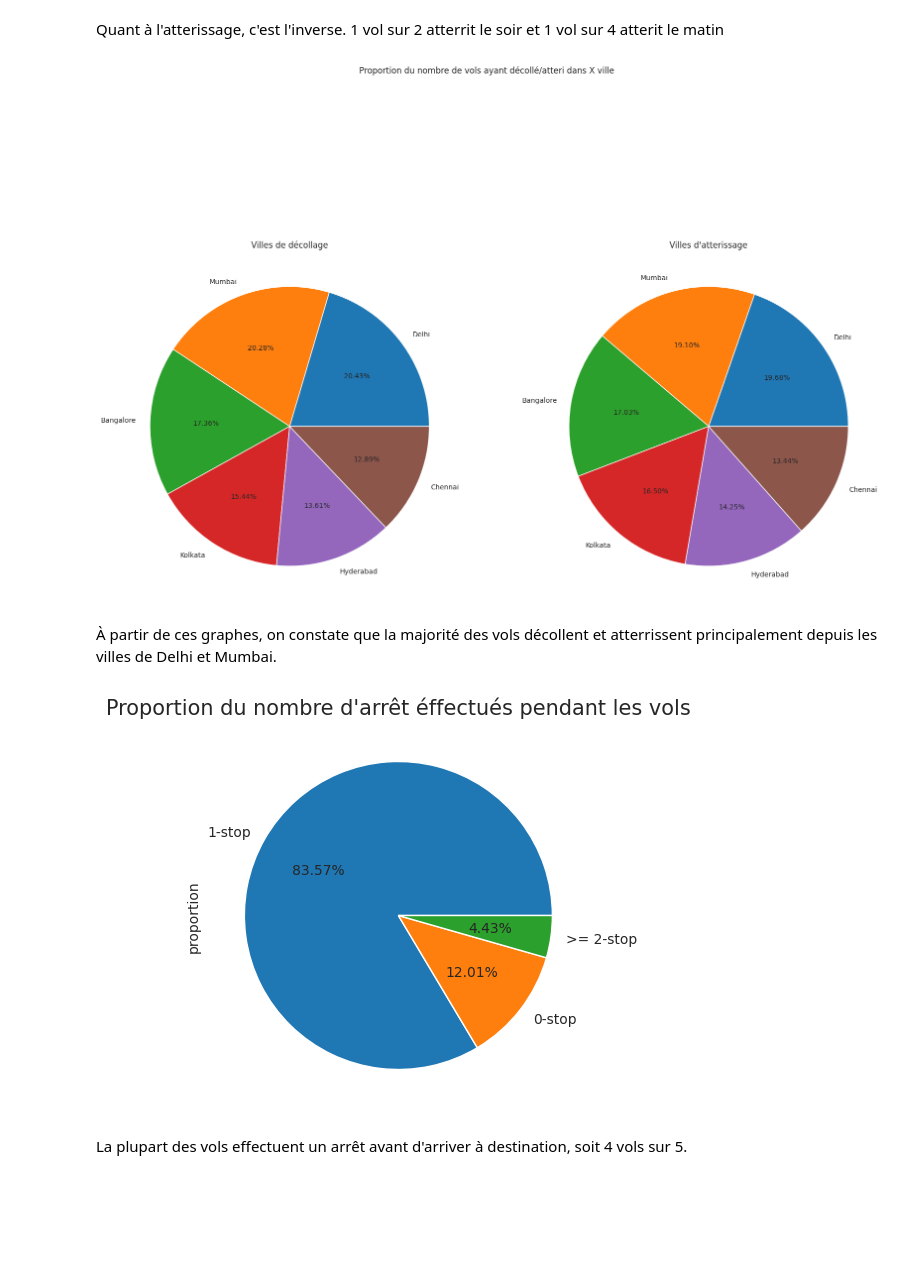
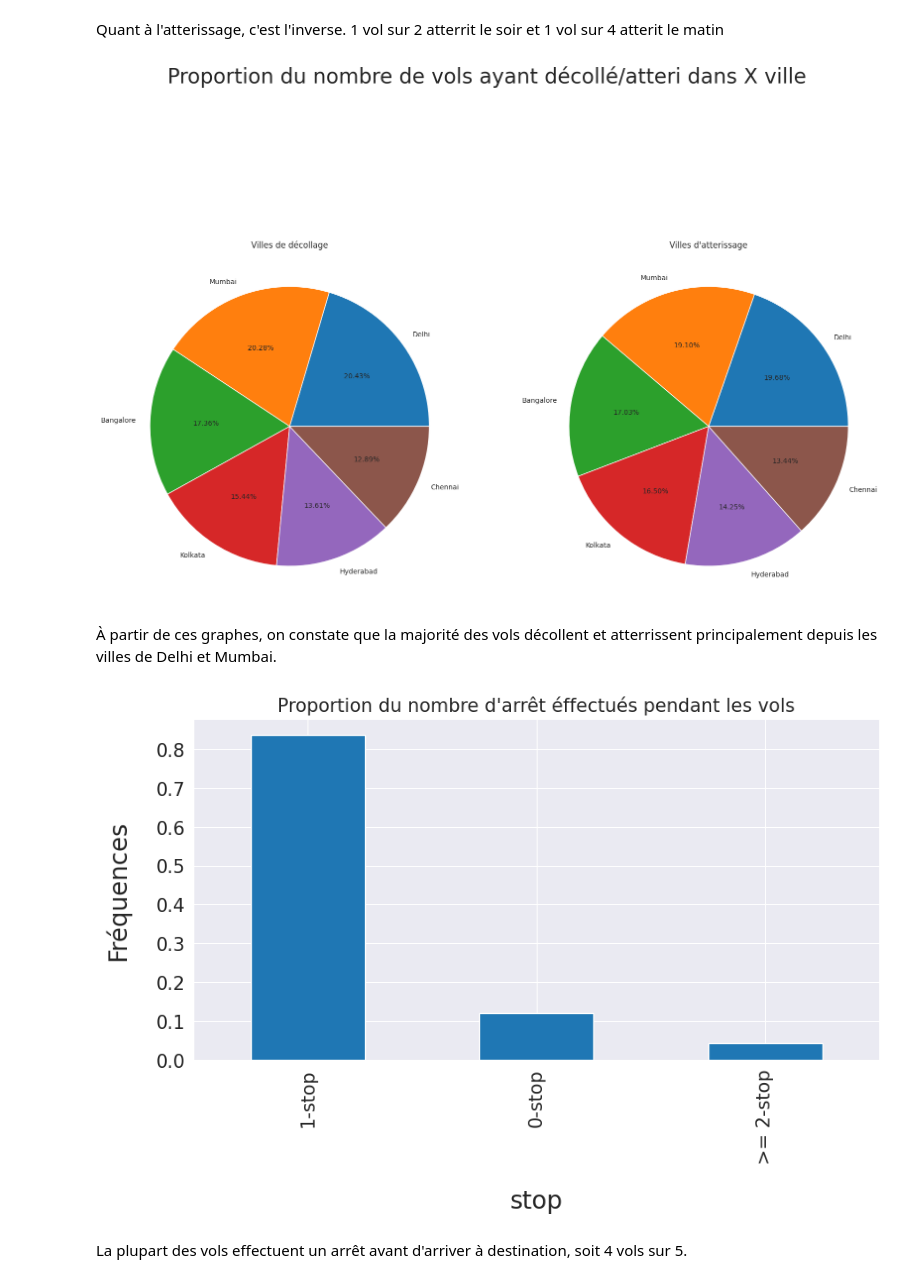
Before and after one commit to chanwinharold/Prevision_du_prix_des_vols, a Jupyter notebook: notebooks/02_exploratory_analysis.ipynb, the cells around one changed output. Cells and saved outputs as stored; diff of their text form; code cells hidden in the pictures; blank space fills up the shorter version.

```diff
--- a/notebooks/02_exploratory_analysis.ipynb
+++ b/notebooks/02_exploratory_analysis.ipynb
@@ -141,24 +141,27 @@ fig_one = data['from'].value_counts()
 fig_two = data['to'].value_counts()
 
 fig, ax = plt.subplots(1, 2, figsize=(20, 15))
-fig.suptitle('Proportion du nombre de vols ayant décollé/atteri dans X ville')
+fig.suptitle('Proportion du nombre de vols ayant décollé/atteri dans X ville', fontsize=30)
 ax[0].set_title('Villes de décollage')
 ax[0].pie(fig_one, autopct='%.2f%%', labels=fig_one.index)
 ax[1].set_title('Villes d\'atterissage')
 ax[1].pie(fig_two, autopct='%.2f%%', labels=fig_one.index)
 plt.show()
 # %% [output]
-[figure, old version]
+[figure, new version]
 # %% [markdown]
 À partir de ces graphes, on constate que la majorité des vols décollent et atterrissent principalement depuis les villes de Delhi et Mumbai.
 # %%
 # Visualisation de la variable `stop`
 plt.figure(figsize=(10, 5))
 plt.title('Proportion du nombre d\'arrêt éffectués pendant les vols', fontsize=15)
-data['stop'].value_counts(normalize=True).plot(kind='pie', autopct='%.2f%%')
+plt.xlabel('Nombre d\'arrêt', fontsize=20, labelpad=20); plt.ylabel('Fréquences', fontsize=20, labelpad=20)
+plt.tick_params(labelsize=15)
+
+data['stop'].value_counts(normalize=True).plot(kind='bar')
 plt.show()
 # %% [output]
-[figure, old version]
+[figure, new version]
 # %% [markdown]
 La plupart des vols effectuent un arrêt avant d'arriver à destination, soit 4 vols sur 5.
 # %%
```
Also changed, not shown: parts of 17 cells of this notebook.
